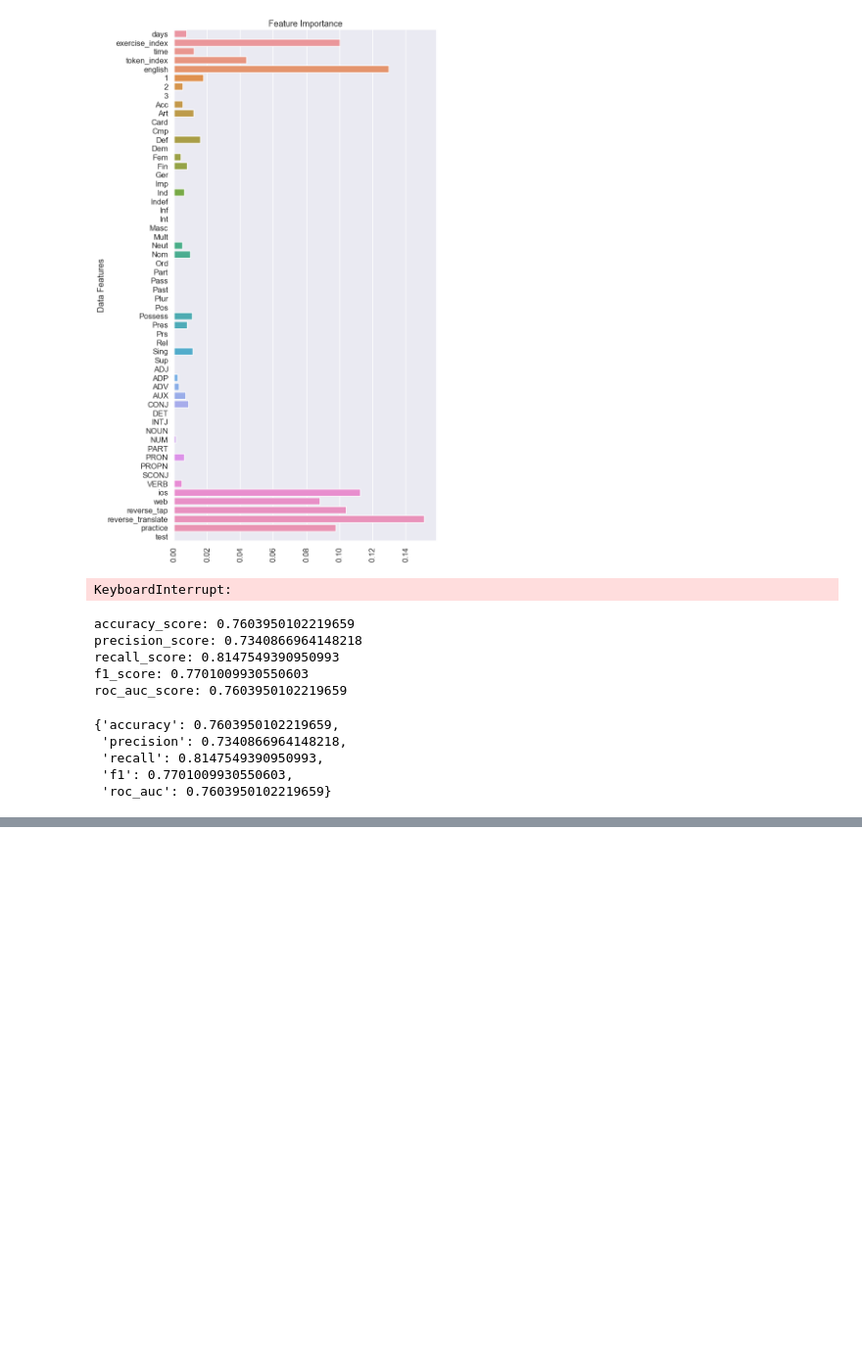
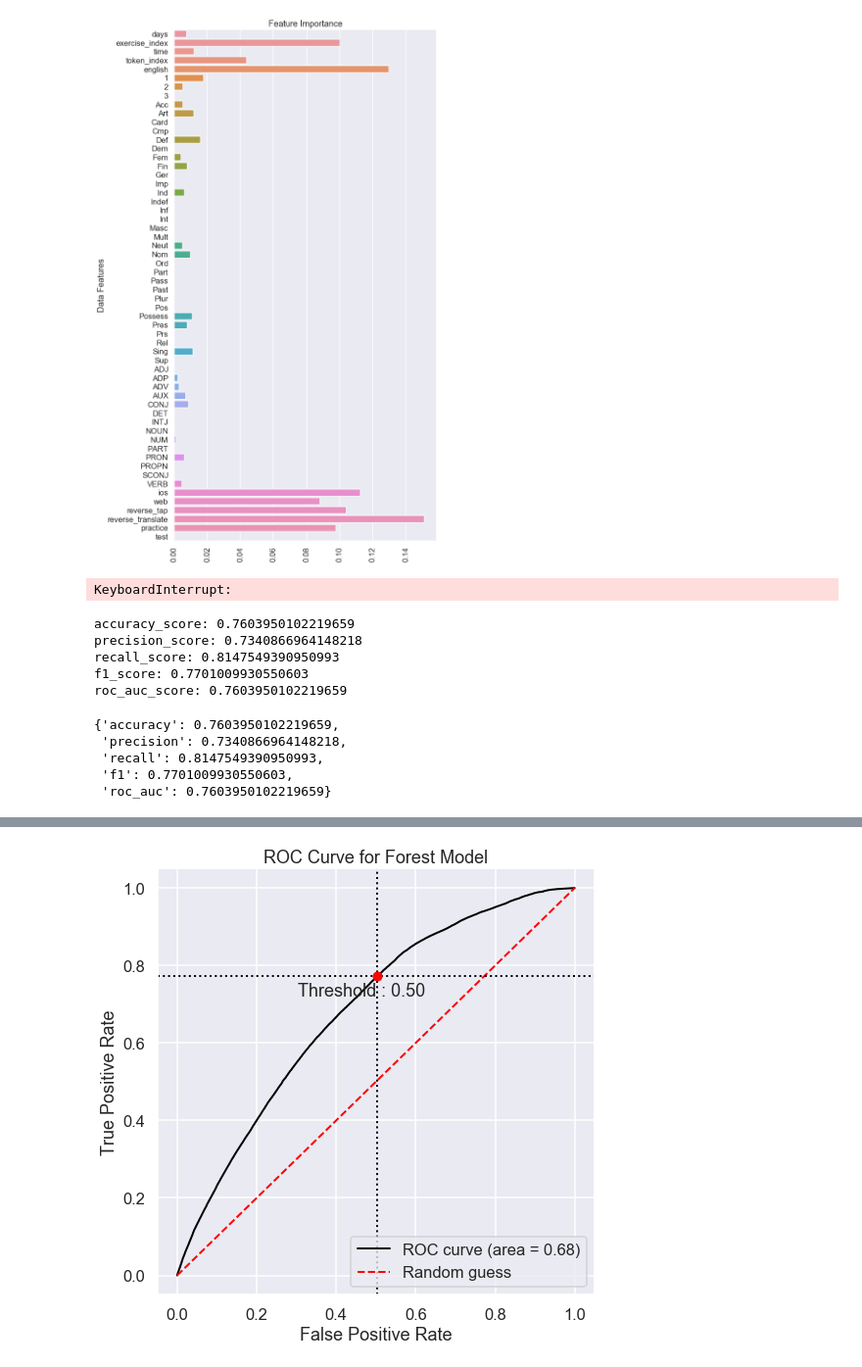
Before and after one commit to k-christensen/en_es_duo_SLAM, a Jupyter notebook: data_processing.ipynb, the cells around one changed output, grey strips where cells are left out. Shown at 98% size. Drawn from its saved outputs; the diff is of its cells as text; code cells hidden in the pictures; blank space fills up the shorter version.

Commit message:
trying out other models, pdf of slide deck

```diff
--- a/data_processing.ipynb
+++ b/data_processing.ipynb
@@ -2341,0 +2384,2 @@ fit_model_and_print_metrics(stk_indices_test, X_te, y_te, forest, print_metrics=
+# %%
+fit_model_and_print_metrics(stk_indices_test, X_te, y_te, forest, print_metrics=True)
@@ -2341,0 +2397,5 @@ fit_model_and_print_metrics(stk_indices_test, X_te, y_te, forest, print_metrics=
+# %%
+forest = RandomForestClassifier(n_estimators=100, criterion='gini', max_depth= 4, class_weight="balanced")
+# forest.fit(X_train_res, y_train_res)
+# %%
+fit_model_and_print_metrics(stk_indices, X_res, y_res, forest, print_metrics=True)
@@ -2341,0 +2413,2 @@ fit_model_and_print_metrics(stk_indices_test, X_te, y_te, forest, print_metrics=
+# %%
+fit_model_and_print_metrics(stk_indices_test, X_te, y_te, forest, print_metrics=True)
@@ -2341,0 +2508,14 @@ fit_model_and_print_metrics(stk_indices_test, X_te, y_te, forest, print_metrics=
+# %%
+y_pred = forest.predict_proba(X_test)[:,1]
+
+from plot_metric.functions import BinaryClassification
+# Visualisation with plot_metric
+bc = BinaryClassification(y_test, y_pred, labels=["Class 1", "Class 2"])
+
+# Figures
+plt.figure(figsize=(8,8))
+bc.plot_roc_curve(title = "ROC Curve for Forest Model")
+# plt.show()
+plt.savefig("roc_curve.png")
+# %% [output]
+[figure, added]
```
Also changed, not shown: parts of 37 cells of this notebook, 3 other files.
